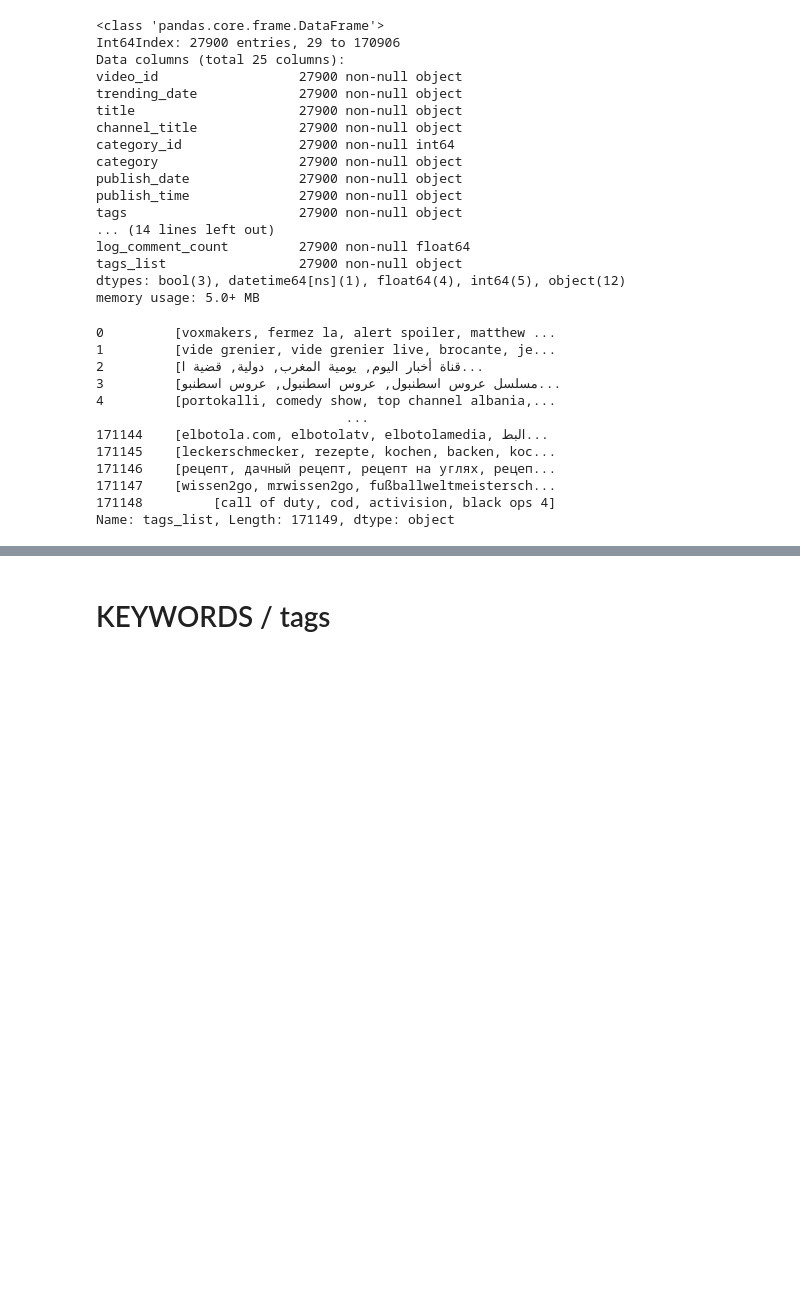
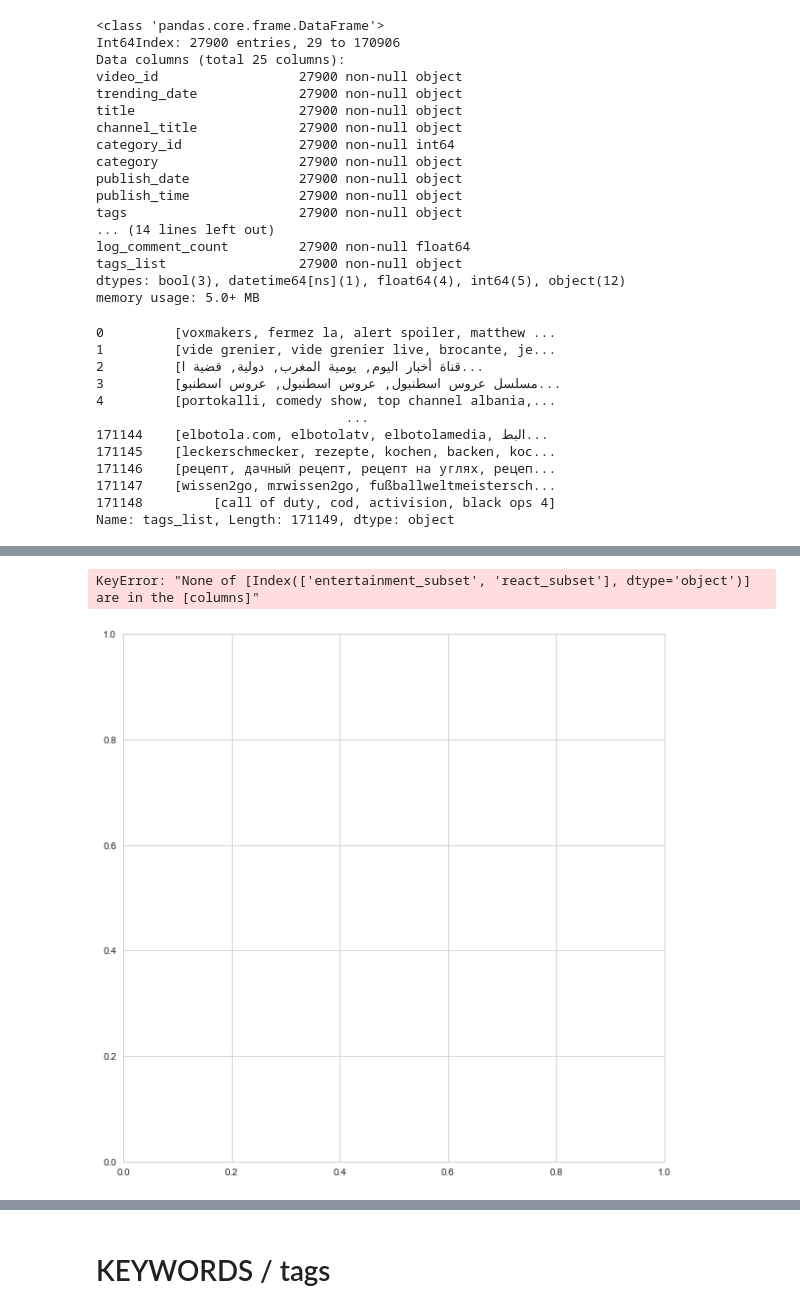
Before and after one commit to miguelgrisanti/YoutubeMXKeys, a Jupyter notebook: YoutubeRider.ipynb, the cells around one changed output, grey strips where cells are left out. Saved outputs shown, nothing was run; the diff lists cells and outputs as text; code cells hidden in the pictures; blank space fills up the shorter version.

Commit message:
Subsets

```diff
--- a/YoutubeRider.ipynb
+++ b/YoutubeRider.ipynb
@@ -279 +302,11 @@ df_mexico.groupby('category')['views'].agg('max').plot(kind='pie',title='Categor
+# %%
+fig = plt.figure(figsize=(10,10)) # define plot area
+ax = fig.gca() # define axis
+df_mexico[['entertainment_subset','react_subset']].boxplot(by = 'react_subset', ax = ax) # Use the plot.bar method on the new data frame
+ax.set_title('Box plots of Entertainment Category by Reactions') # Give the plot a main title
+ax.set_xlabel('react_subset') # Set text for the x axis
+ax.set_ylabel('entertainment_subset')# Set text for y axis
+# %% [output]
+KeyError: "None of [Index(['entertainment_subset', 'react_subset'], dtype='object')] are in the [columns]"
+[figure, added]
 # %%
```
Also changed, not shown: parts of 25 cells of this notebook.
